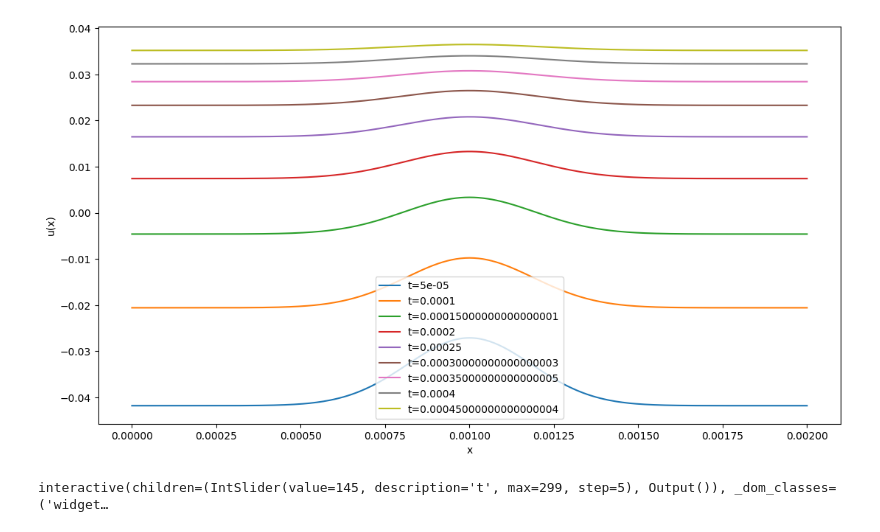
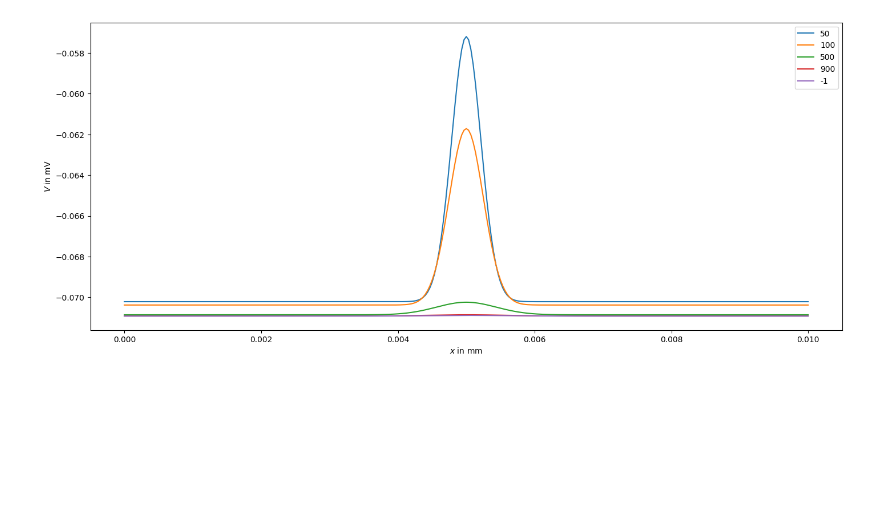
Before and after one commit to leonardlux/comp_phy_exam, a Jupyter notebook: problem_3/part_2/task_a.ipynb, the cells around one changed output. Saved outputs shown, nothing was run; the diff lists cells and outputs as text; code cells hidden in the pictures; blank space fills up the shorter version.

```diff
--- a/problem_3/part_2/task_a.ipynb
+++ b/problem_3/part_2/task_a.ipynb
@@ -26,11 +10,24 @@ import numpy as np
 # %%
-# inital distr
-inital_values = inital_values(v_appl=c.v_appl)
+# inital distr taken from exam
+inital_distr = inital_values(v_appl=c.v_appl)
-# %%
-
-U = solve_simulation(inital_values,diags_gen_backwards_euler)
-pl.plot_diff_times(U,t_diff_times=np.arange(1,10)*5,log=False,legend=True)
-pl.sketch(U,t_i_steps=5,t_i_max=1000)
-# %% [output]
-[figure, removed]
-interactive(children=(IntSlider(value=145, description='t', max=299, step=5), Output()), _dom_classes=('widget…
+# %%
+
+U = solve_simulation(inital_distr,diags_gen_backwards_euler)
+# %%
+# plot different times
+ts = list(range(len(U)))[::50]
+#ts = np.arange(10)*10
+ts = [50,100,500,900,-1]
+
+
+plt.figure(figsize=(17,7))
+for t in ts:
+    plt.plot(c.x_g,U[t],label=t)
+
+
+plt.ylabel("$V$ in mV")
+plt.xlabel("$x$ in mm")
+plt.legend()
+plt.show()
+# %% [output]
+[figure, added]
```
Also changed, not shown: parts of 1 cell of this notebook, 3 other files.
